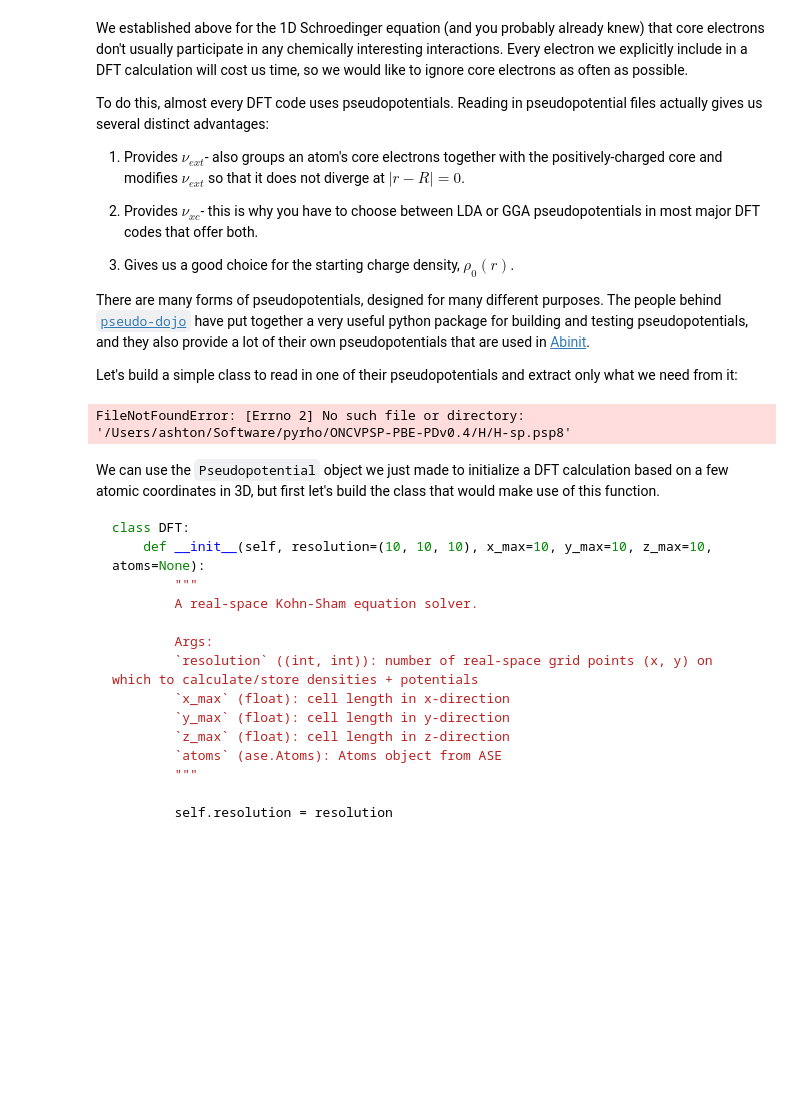
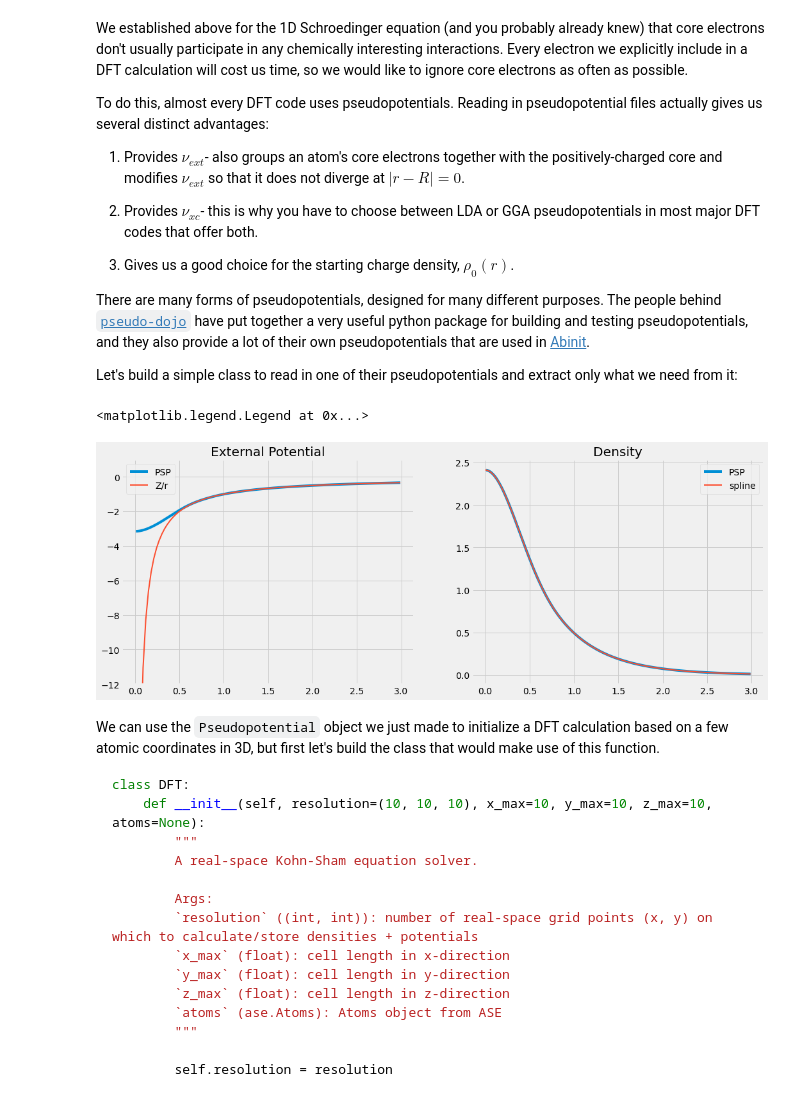
Before and after one commit to ashtonmv/pyrho, a Jupyter notebook: tutorial.ipynb, the cells around one changed output. Cells and saved outputs as stored; diff of their text form; code cells hidden in the pictures; blank space fills up the shorter version.

Commit message:
Stitch v_ext to all_electron beyond cutoff, and add plot_rho1d method

```diff
--- a/tutorial.ipynb
+++ b/tutorial.ipynb
@@ -673,20 +673,27 @@ class Pseudopotential:
         self.potentials = scanner.potentials
         self.densities = scanner.densities
         self.Z = psp.Z
+        self.screened_Z = psp.Z - psp.Z_val
         self.n_electrons = psp.Z_val
+        self.r_cut = max(scanner.densities["rhoV"].rmesh)
 # %%
 H = Pseudopotential("H")
+fig, ax = plt.subplots(1, 2, figsize=(16, 6))
 
-fig, ax = plt.subplots(1, 2, figsize=(16, 6))
 ax[0].set_title("External Potential")
-ax[0].plot(H.potentials[-1].rmesh, H.potentials[-1].values, label="pseudopotential")
-ax[0].plot(x, -H.Z / x, label="no pseudopotential", marker=".", linewidth=0)
-ax[0].set_ylim(-6, 1)
+ax[0].plot(H.potentials[-1].rmesh, H.potentials[-1].values, label="PSP")
+x = np.linspace(1e-6, max(H.potentials[-1].rmesh), 100)
+ax[0].plot(x, -H.Z / x, label="Z/r", linewidth=2)
+ax[0].set_ylim(-12, 1)
 ax[0].legend()
+
 ax[1].set_title("Density")
-ax[1].plot(H.densities["rhoV"].rmesh, H.densities["rhoV"].values)
+ax[1].plot(H.densities["rhoV"].rmesh, H.densities["rhoV"].values, label="PSP")
+ax[1].plot(x, H.densities["rhoV"].spline(x), linewidth=2, label="spline")
+ax[1].legend()
 # %% [output]
-FileNotFoundError: [Errno 2] No such file or directory: '/Users/ashton/Software/pyrho/ONCVPSP-PBE-PDv0.4/H/H-sp.psp8'
+<matplotlib.legend.Legend at 0x...>
+[figure, added]
 # %% [markdown]
 We can use the `Pseudopotential` object we just made to initialize a DFT calculation based on a few atomic coordinates in 3D, but first let's build the class that would make use of this function.
 
```
Also changed, not shown: parts of 7 cells of this notebook.
